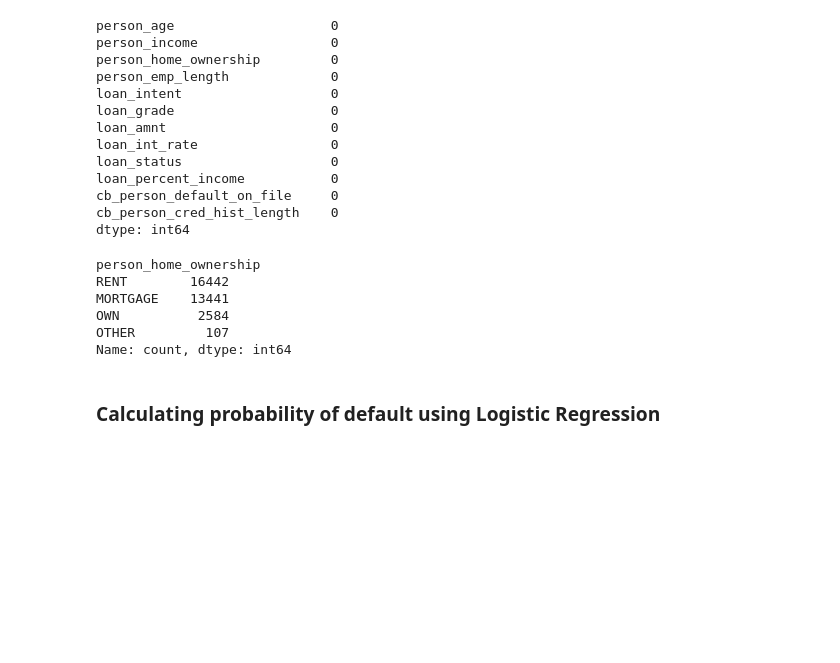
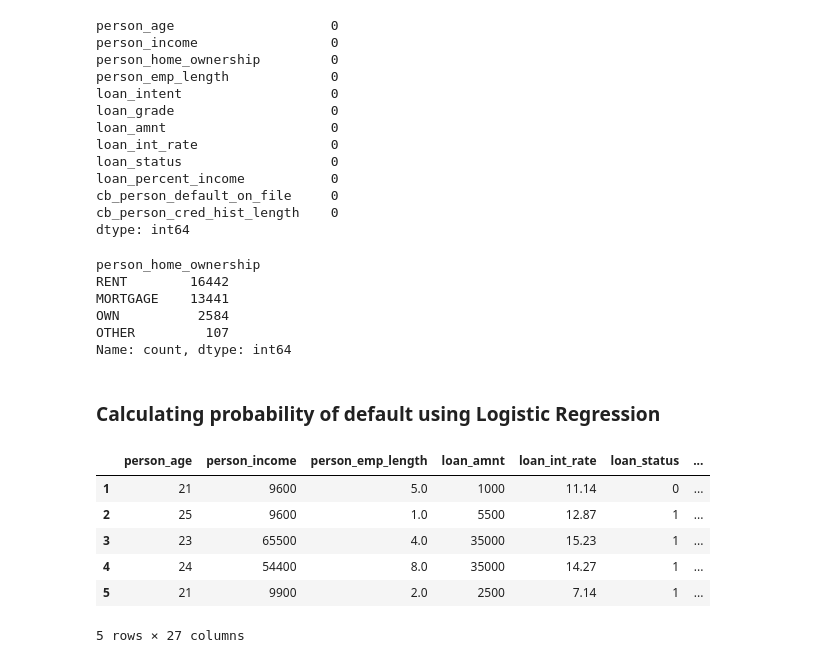
Before and after one commit to der-amit/credit-risk, a Jupyter notebook: data_exploration.ipynb, the cells around one changed output. Drawn from its saved outputs; the diff is of its cells as text; code cells hidden in the pictures; blank space fills up the shorter version.

```diff
--- a/data_exploration.ipynb
+++ b/data_exploration.ipynb
@@ -191,0 +197,19 @@ Name: count, dtype: int64
+# %%
+df_num = df_clean.select_dtypes(exclude=['object'])
+df_str = df_clean.select_dtypes(include = ['object'])
+# %%
+#Perform one-hot encoding on the str datatypes
+
+df_str_onehot = pd.get_dummies(df_str)
+# %%
+df_prep = pd.concat([df_num,df_str_onehot], axis = 1)
+# %%
+df_prep.head()
+# %% [output]
+|  | person_age | person_income | person_emp_length | loan_amnt | loan_int_rate | loan_status | ... |
+| 1 | 21 | 9600 | 5.0 | 1000 | 11.14 | 0 | ... |
+| 2 | 25 | 9600 | 1.0 | 5500 | 12.87 | 1 | ... |
+| 3 | 23 | 65500 | 4.0 | 35000 | 15.23 | 1 | ... |
+| 4 | 24 | 54400 | 8.0 | 35000 | 14.27 | 1 | ... |
+| 5 | 21 | 9900 | 2.0 | 2500 | 7.14 | 1 | ... |
+5 rows × 27 columns
```
Also changed, not shown: parts of 12 cells of this notebook.
